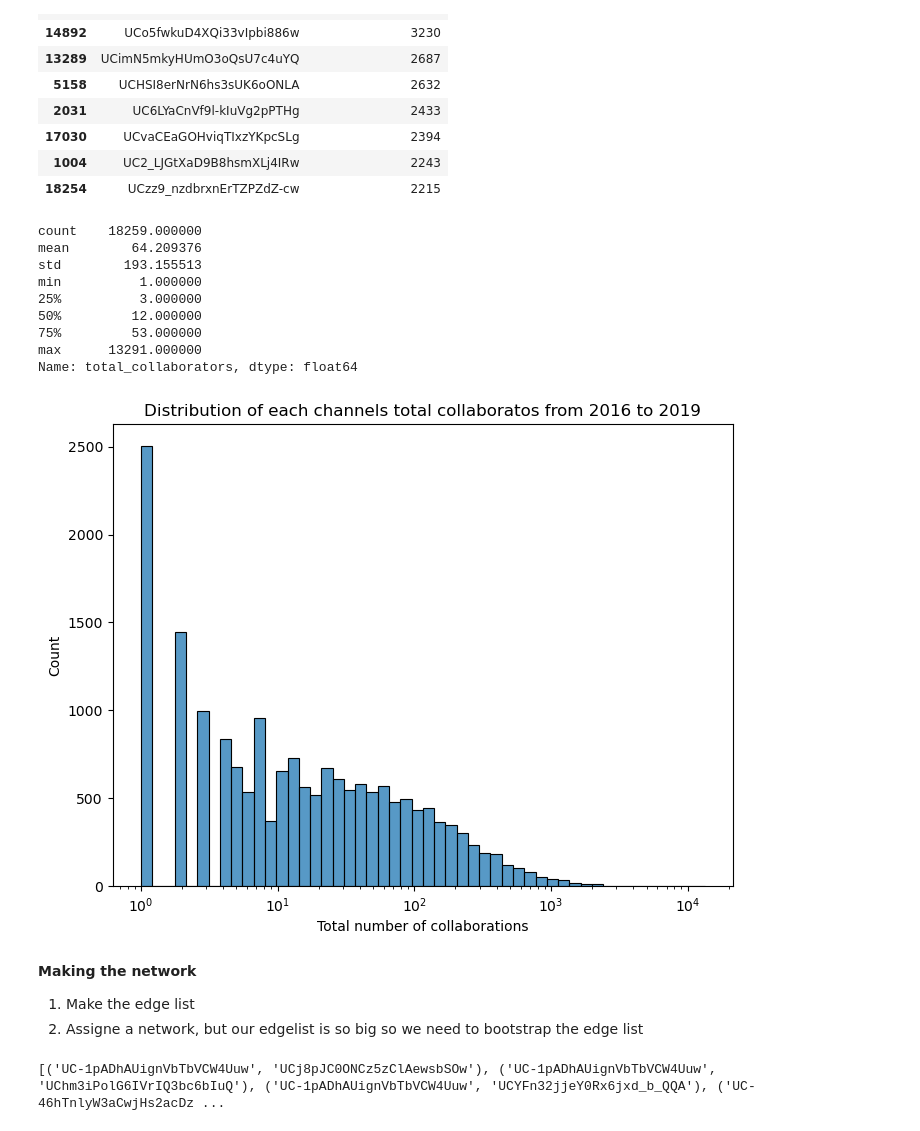
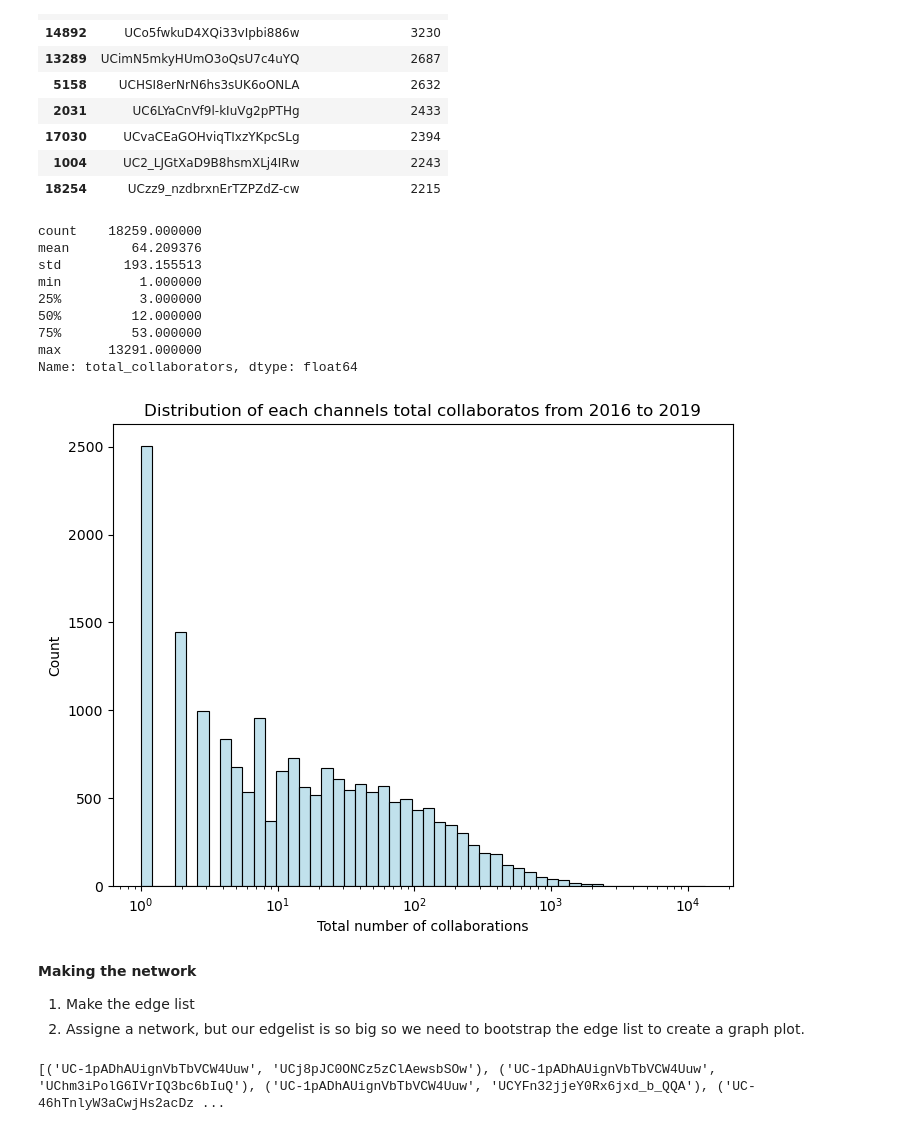
Before and after one commit to epfl-ada/ada-2023-project-adacadabra, a Jupyter notebook: Final_notebook_mats.ipynb, the cells around one changed output. Saved outputs shown, nothing was run; the diff lists cells and outputs as text; code cells hidden in the pictures.

```diff
--- a/Final_notebook_mats.ipynb
+++ b/Final_notebook_mats.ipynb
@@ -185,29 +188,29 @@ aggregated_collaborators_df.sort_values(by = 'total_collaborators',ascending=Fal
 # %%
 #The distribution of collaborators:
 print(aggregated_collaborators_df['total_collaborators'].describe())
 
 # Histogram with adjusted bins and log scale
 plt.figure(figsize=(8, 6))
-sns.histplot(aggregated_collaborators_df, x="total_collaborators", bins=50, palette=color,log_scale=True)
+sns.histplot(aggregated_collaborators_df, x="total_collaborators", bins=50, color='lightblue',log_scale=True)
 plt.xlabel('Total number of collaborations')
 plt.title('Distribution of each channels total collaboratos from 2016 to 2019')
 plt.savefig('Total_collaborators.png')
 plt.show()
 # %% [output]
 count    18259.000000
 mean        64.209376
 std        193.155513
 min          1.000000
 25%          3.000000
 50%         12.000000
 75%         53.000000
 max      13291.000000
 Name: total_collaborators, dtype: float64
-[figure, old version]
+[figure, new version]
 # %% [markdown]
 **Making the network**
 1) Make the edge list
-2) Assigne a network, but our edgelist is so big so we need to bootstrap the edge list
+2) Assigne a network, but our edgelist is so big so we need to bootstrap the edge list to create a graph plot.
 # %%
 # # Function to create edges from a row
 # def create_edges(row):
```
Also changed, not shown: parts of 17 cells of this notebook, 9 other files.
